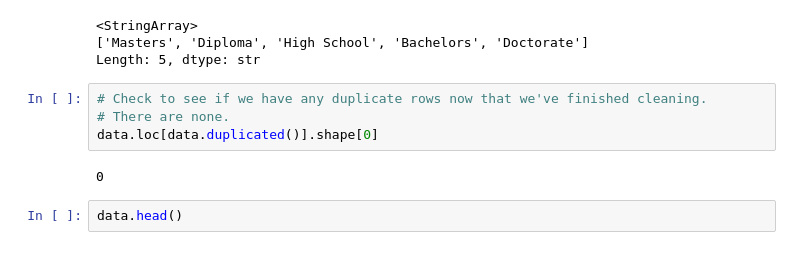
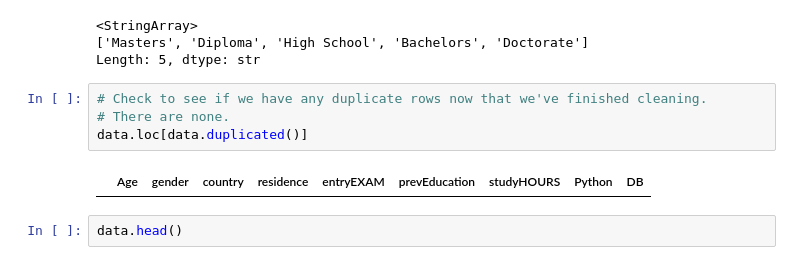
Before and after one commit to tbakas/data_analysis_projects, a Jupyter notebook: BI Data Cleaning.ipynb, the cells around one changed output. Drawn from its saved outputs; the diff is of its cells as text.

```diff
--- a/BI Data Cleaning.ipynb
+++ b/BI Data Cleaning.ipynb
@@ -145,9 +144,9 @@ Length: 5, dtype: str
 # %%
 # Check to see if we have any duplicate rows now that we've finished cleaning.
 # There are none.
-data.loc[data.duplicated()].shape[0]
+data.loc[data.duplicated()]
 # %% [output]
-0
+|  | Age | gender | country | residence | entryEXAM | prevEducation | studyHOURS | Python | DB |
 # %%
 data.head()
 # %% [output]
```
Also changed, not shown: parts of 26 cells of this notebook.
